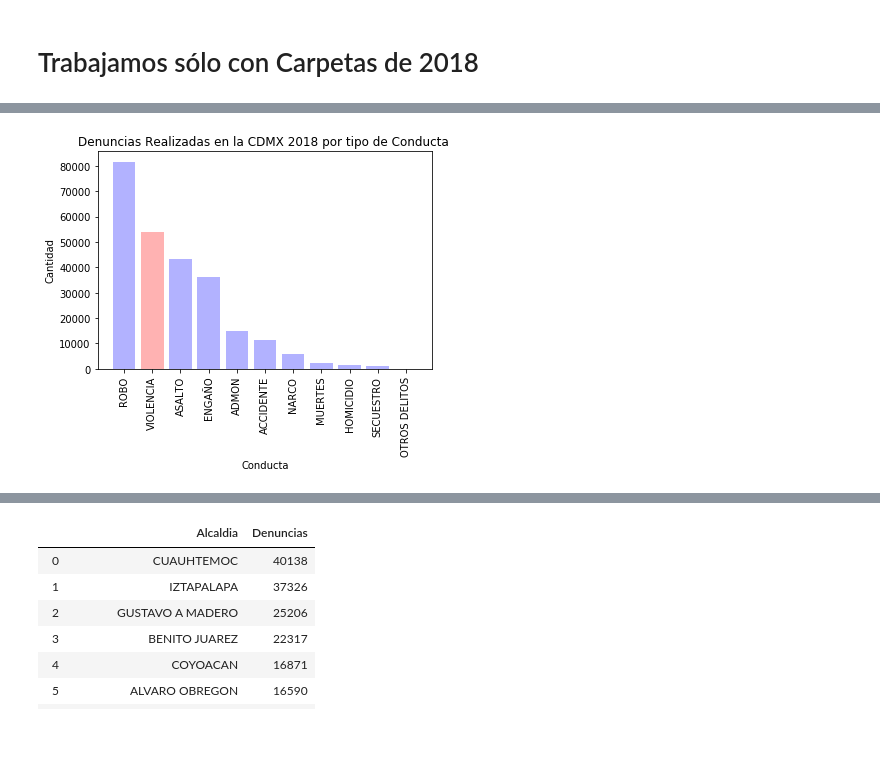
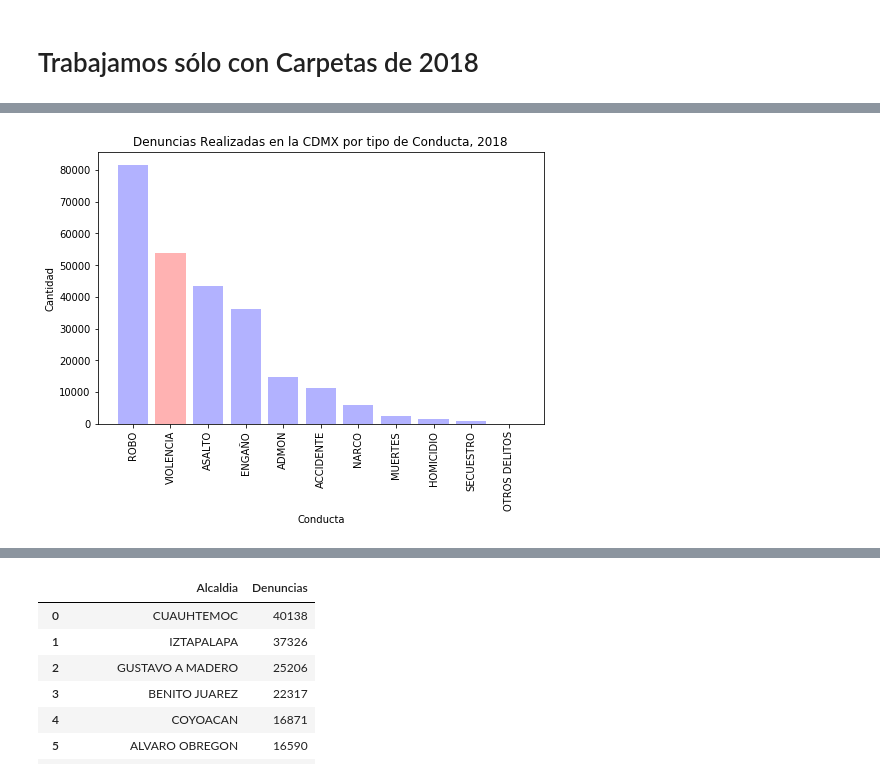
Before and after one commit to Vicente2607/Proyecto-1-ejemplo, a Jupyter notebook: Carpetas2018COMPLETOv1.0.ipynb, the cells around one changed output, grey strips where cells are left out. Cells and saved outputs as stored; diff of their text form; code cells hidden in the pictures; blank space fills up the shorter version.

```diff
--- a/Carpetas2018COMPLETOv1.0.ipynb
+++ b/Carpetas2018COMPLETOv1.0.ipynb
@@ -370,17 +329,22 @@ carpetas2018.head()
 delito1 = delito1.rename(columns={"index":"Conducta","conducta":"Denuncias"})
 # %%
 x_axis = np.arange(len(delito1))
-
+#
+plt.figure(figsize = (8, 5))
 plt.bar(x_axis,delito1["Denuncias"], color=['blue', 'red', 'blue', 'blue', 'blue', 'blue', 'blue', 'blue', 'blue', 'blue', 'blue'], alpha=.3, align="center")
-plt.title("Denuncias Realizadas en la CDMX 2018 por tipo de Conducta ")
+plt.title("Denuncias Realizadas en la CDMX por tipo de Conducta, 2018")
 plt.xlabel("Conducta")
 plt.ylabel("Cantidad")
 tick_locations = [value for value in x_axis]
 plt.xticks(tick_locations, delito1["Conducta"],rotation=90)
-plt.savefig("Denuncias.png")
+
+# Save the Figure
+plt.savefig("output_data/Denuncias_X_Conducta.png", bbox_inches='tight')
+
+# Show the Figure
 plt.show()
 # %% [output]
-[figure, old version]
+[figure, new version]
 # %%
 ########################################################################
 # Open "carpetas2018.csv"
```
Also changed, not shown: parts of 27 cells of this notebook, 24 other files.
